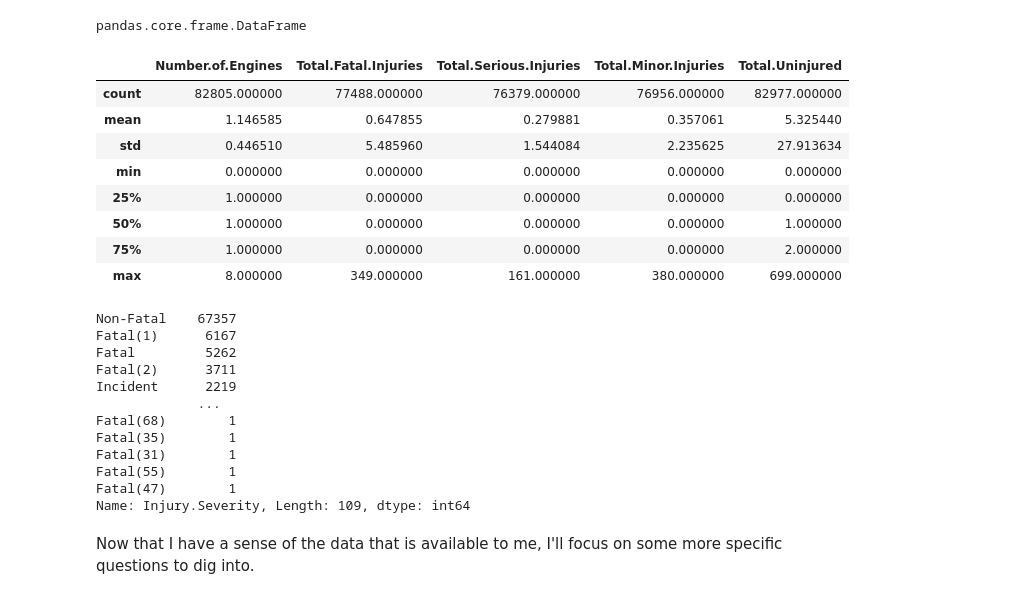
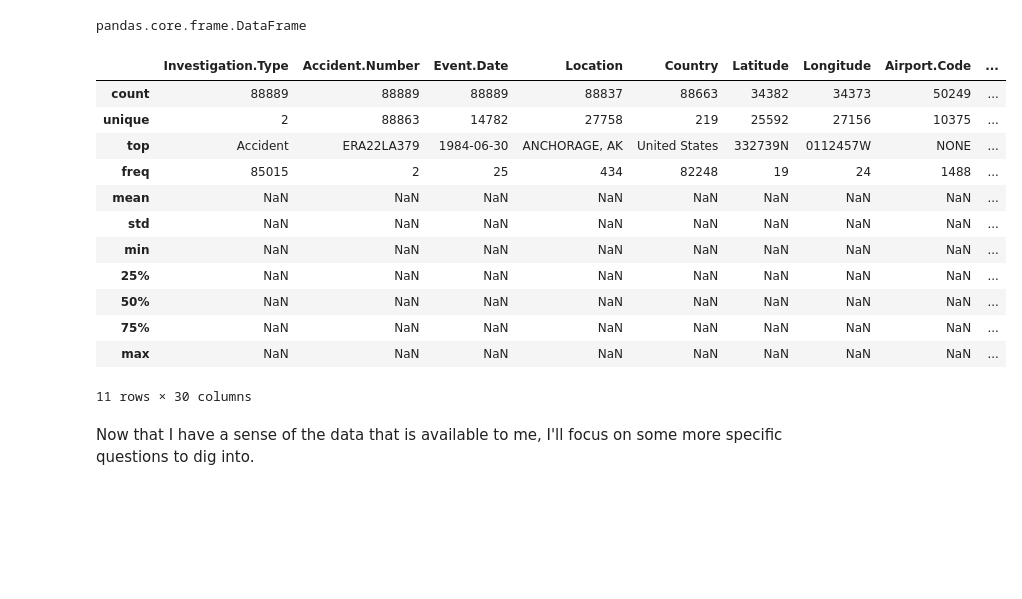
Before and after one commit to cellister/2023-Flatiron-Data-Science-Bootcamp, a Jupyter notebook: Phase 1/Phase 1 Project/Phase 1 Project.ipynb, the cells around one changed output. Saved outputs shown, nothing was run; the diff lists cells and outputs as text; code cells hidden in the pictures; blank space fills up the shorter version.

```diff
--- a/Phase 1/Phase 1 Project/Phase 1 Project.ipynb
+++ b/Phase 1/Phase 1 Project/Phase 1 Project.ipynb
@@ -51,6 +51,8 @@ Data Preparation
 #import the necessary packages
 import pandas as pd
 import numpy as np
+
+pd.set_option('display.max_rows',500)
 # %% [markdown]
 # Data Provided
 
@@ -105,33 +107,21 @@ type(aviation_data) #just checking to be sure
 # %% [output]
 pandas.core.frame.DataFrame
 # %%
-aviation_data.describe() #getting an overview/preview of the data
+aviation_data.describe(include='all') #getting an overview/preview of the data
 # %% [output]
-|  | Number.of.Engines | Total.Fatal.Injuries | Total.Serious.Injuries | Total.Minor.Injuries | Total.Uninjured |
-| count | 82805.000000 | 77488.000000 | 76379.000000 | 76956.000000 | 82977.000000 |
-| mean | 1.146585 | 0.647855 | 0.279881 | 0.357061 | 5.325440 |
-| std | 0.446510 | 5.485960 | 1.544084 | 2.235625 | 27.913634 |
-| min | 0.000000 | 0.000000 | 0.000000 | 0.000000 | 0.000000 |
-| 25% | 1.000000 | 0.000000 | 0.000000 | 0.000000 | 0.000000 |
-| 50% | 1.000000 | 0.000000 | 0.000000 | 0.000000 | 1.000000 |
-| 75% | 1.000000 | 0.000000 | 0.000000 | 0.000000 | 2.000000 |
-| max | 8.000000 | 349.000000 | 161.000000 | 380.000000 | 699.000000 |
+|  | Investigation.Type | Accident.Number | Event.Date | Location | Country | Latitude | Longitude | Airport.Code | ... |
+| count | 88889 | 88889 | 88889 | 88837 | 88663 | 34382 | 34373 | 50249 | ... |
+| unique | 2 | 88863 | 14782 | 27758 | 219 | 25592 | 27156 | 10375 | ... |
+| top | Accident | ERA22LA379 | 1984-06-30 | ANCHORAGE, AK | United States | 332739N | 0112457W | NONE | ... |
+| freq | 85015 | 2 | 25 | 434 | 82248 | 19 | 24 | 1488 | ... |
+| mean | NaN | NaN | NaN | NaN | NaN | NaN | NaN | NaN | ... |
+| std | NaN | NaN | NaN | NaN | NaN | NaN | NaN | NaN | ... |
+| min | NaN | NaN | NaN | NaN | NaN | NaN | NaN | NaN | ... |
+| 25% | NaN | NaN | NaN | NaN | NaN | NaN | NaN | NaN | ... |
+| 50% | NaN | NaN | NaN | NaN | NaN | NaN | NaN | NaN | ... |
+| 75% | NaN | NaN | NaN | NaN | NaN | NaN | NaN | NaN | ... |
+| max | NaN | NaN | NaN | NaN | NaN | NaN | NaN | NaN | ... |
+11 rows × 30 columns
-# %%
-#using value counts to check categorical feature's distribution
-aviation_data['Injury.Severity'].value_counts()
-# %% [output]
-Non-Fatal    67357
-Fatal(1)      6167
-Fatal         5262
-Fatal(2)      3711
-Incident      2219
-             ...
-Fatal(68)        1
-Fatal(35)        1
-Fatal(31)        1
-Fatal(55)        1
-Fatal(47)        1
-Name: Injury.Severity, Length: 109, dtype: int64
 # %% [markdown]
 Now that I have a sense of the data that is available to me, I'll focus on some more specific questions to dig into.
 # %% [markdown]
```
Also changed, not shown: parts of 10 cells of this notebook.
